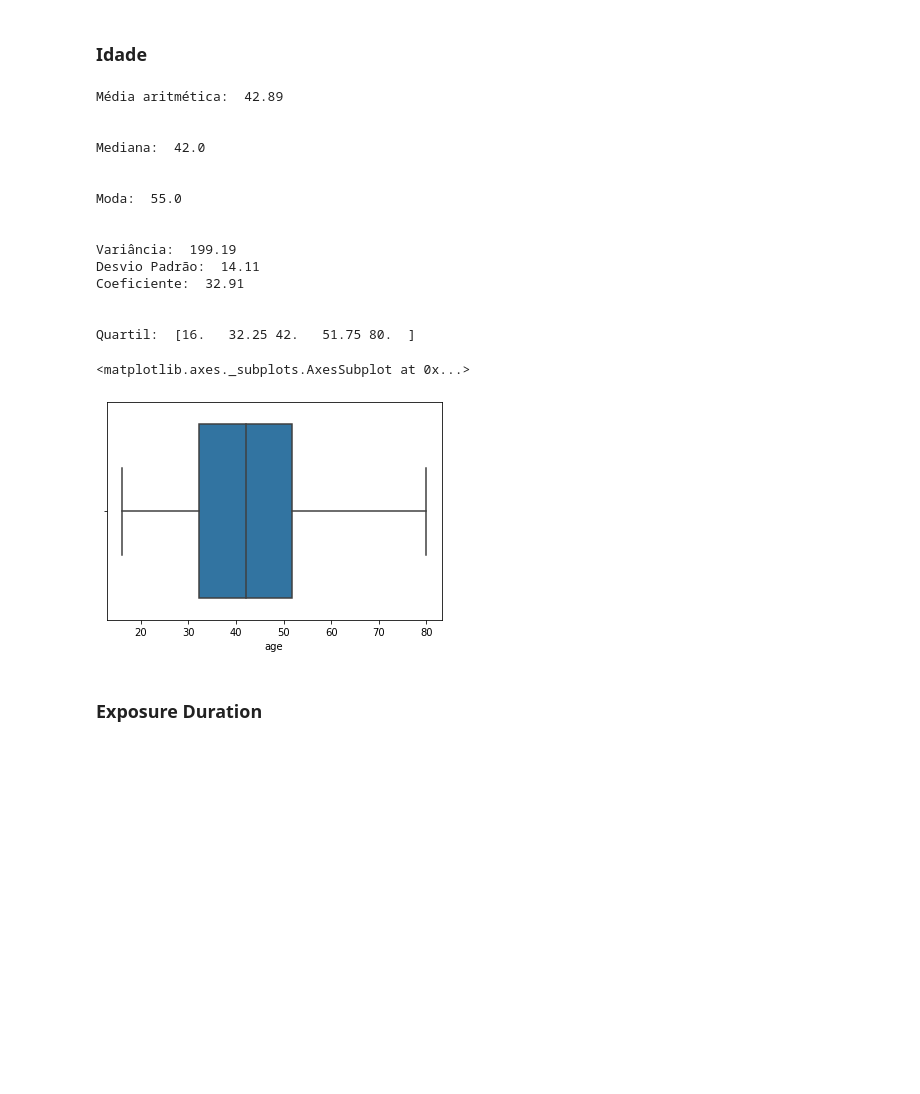
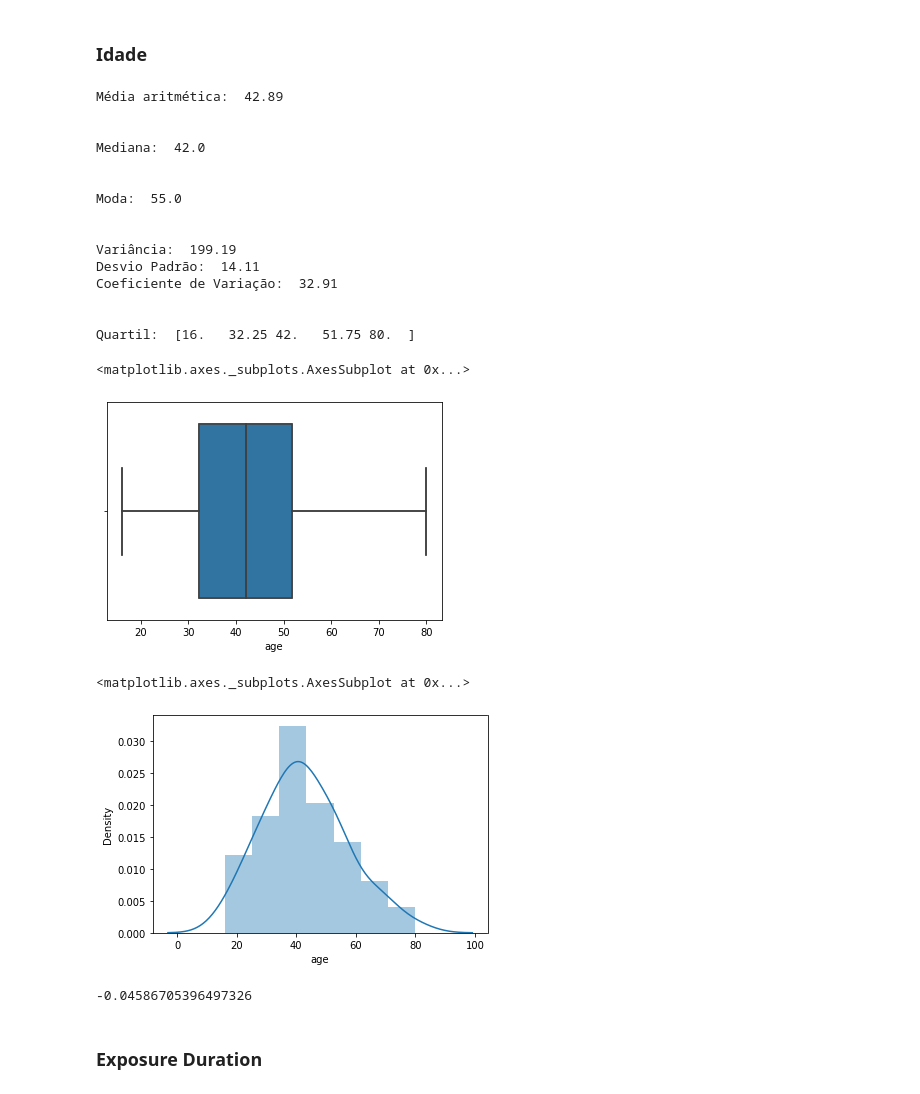
Before and after one commit to rbdlm/Covid, a Jupyter notebook: Covid.ipynb, the cells around one changed output. Saved outputs shown, nothing was run; the diff lists cells and outputs as text; code cells hidden in the pictures; blank space fills up the shorter version.

```diff
--- a/Covid.ipynb
+++ b/Covid.ipynb
@@ -251,7 +251,7 @@ print('Moda: ', st.mode(df_covid['age']))
 print('\n')
 print('Variância: ', round(st.variance(df_covid['age']),2))
 print('Desvio Padrão: ', round(st.stdev(df_covid['age']),2))
-print('Coeficiente: ', cv(df_covid['age']))
+print('Coeficiente de Variação: ', cv(df_covid['age']))
 print('\n')
 print('Quartil: ', np.quantile(df_covid['age'], [0, 0.25, 0.5, 0.75, 1]))
 
@@ -272,12 +272,21 @@ Moda:  55.0
 
 Variância:  199.19
 Desvio Padrão:  14.11
-Coeficiente:  32.91
+Coeficiente de Variação:  32.91
 
 
 Quartil:  [16.   32.25 42.   51.75 80.  ]
 <matplotlib.axes._subplots.AxesSubplot at 0x...>
 [figure]
+# %%
+sns.distplot(df_covid['age'],kde=True)
+# %% [output]
+<matplotlib.axes._subplots.AxesSubplot at 0x...>
+[figure, added]
+# %%
+df_covid['age'].kurtosis()
+# %% [output]
+-0.04586705396497326
 # %% [markdown]
 ### Exposure Duration
 # %%
```
Also changed, not shown: parts of 15 cells of this notebook.
